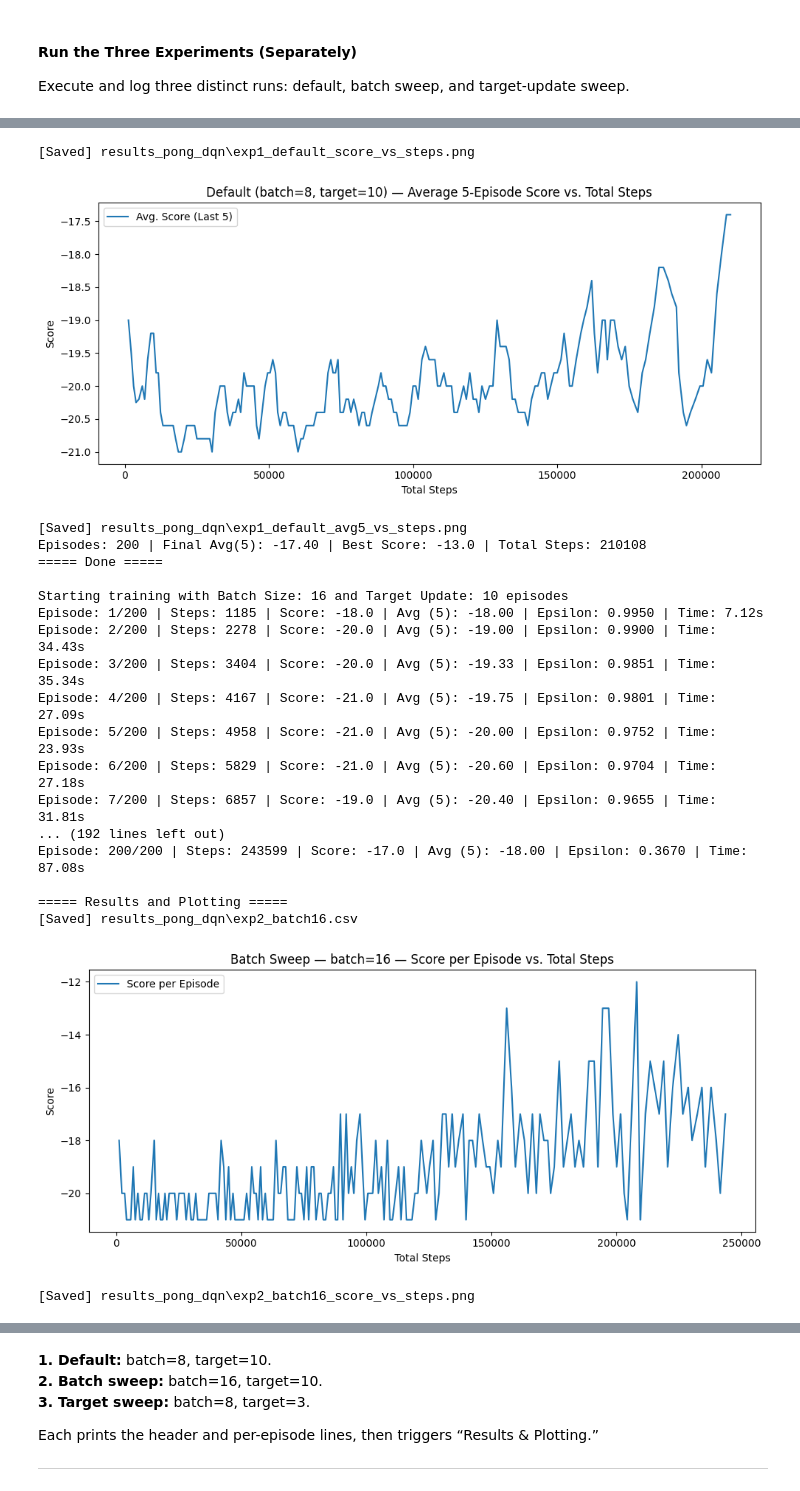
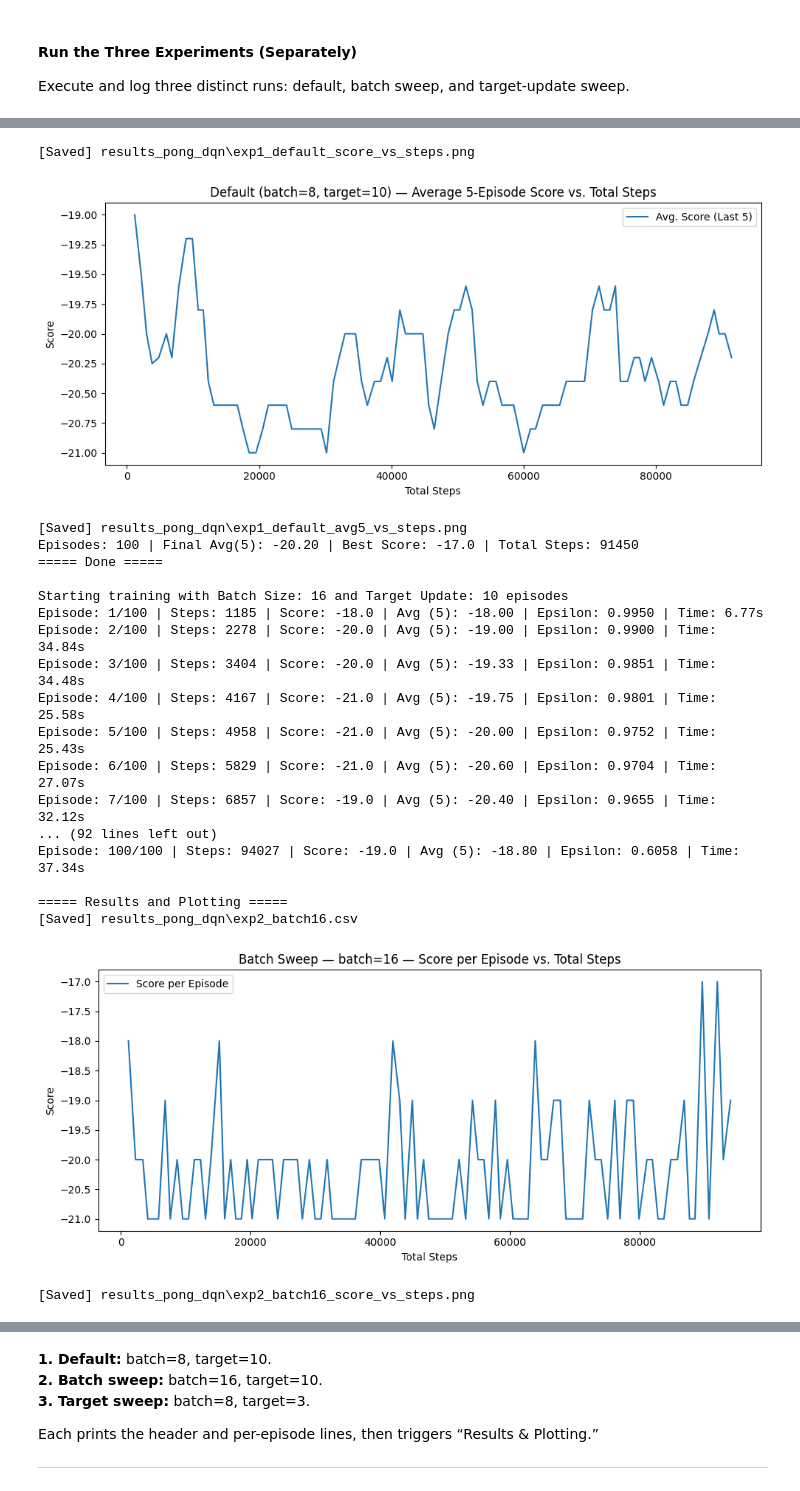
Before and after one commit to MandeepCon/Assignment3-Mandeep, a Jupyter notebook: main.ipynb, the cells around one changed output, grey strips where cells are left out. Saved outputs shown, nothing was run; the diff lists cells and outputs as text; code cells hidden in the pictures.

```diff
--- a/main.ipynb
+++ b/main.ipynb
@@ -459,7 +464,7 @@ Saves CSV + both plots, and prints: episode count, Final Avg(5), Best Score, and
 
 Execute and log three distinct runs: default, batch sweep, and target-update sweep.
 # %%
-EPISODES = 200  # increase to 200–500 for the report
+EPISODES = 100  # increase to 200–500 for the report
 
 # Experiment 1 — Default (batch=8, target=10)
 exp1 = train_dqn_experiment(episodes=EPISODES, batch_size=8, target_every=10)
@@ -494,21 +500,21 @@ Episode: 200/200 | Steps: 210108 | Score: -19.0 | Avg (5): -17.40 | Epsilon: 0.3
-[Saved] results_pong_dqn\exp1_default_score_vs_steps.png
+[Saved] results_pong_dqn\exp1_default_score_vs_steps.png
-[figure, old version]
+[figure, new version]
-[Saved] results_pong_dqn\exp1_default_avg5_vs_steps.png
-Episodes: 200 | Final Avg(5): -17.40 | Best Score: -13.0 | Total Steps: 210108
-===== Done =====
-
-Starting training with Batch Size: 16 and Target Update: 10 episodes
-Episode: 1/200 | Steps: 1185 | Score: -18.0 | Avg (5): -18.00 | Epsilon: 0.9950 | Time: 7.12s
-Episode: 2/200 | Steps: 2278 | Score: -20.0 | Avg (5): -19.00 | Epsilon: 0.9900 | Time: 34.43s
-Episode: 3/200 | Steps: 3404 | Score: -20.0 | Avg (5): -19.33 | Epsilon: 0.9851 | Time: 35.34s
-Episode: 4/200 | Steps: 4167 | Score: -21.0 | Avg (5): -19.75 | Epsilon: 0.9801 | Time: 27.09s
-Episode: 5/200 | Steps: 4958 | Score: -21.0 | Avg (5): -20.00 | Epsilon: 0.9752 | Time: 23.93s
-Episode: 6/200 | Steps: 5829 | Score: -21.0 | Avg (5): -20.60 | Epsilon: 0.9704 | Time: 27.18s
-Episode: 7/200 | Steps: 6857 | Score: -19.0 | Avg (5): -20.40 | Epsilon: 0.9655 | Time: 31.81s
-... (192 lines left out)
-Episode: 200/200 | Steps: 243599 | Score: -17.0 | Avg (5): -18.00 | Epsilon: 0.3670 | Time: 87.08s
-
-===== Results and Plotting =====
-[Saved] results_pong_dqn\exp2_batch16.csv
+[Saved] results_pong_dqn\exp1_default_avg5_vs_steps.png
+Episodes: 100 | Final Avg(5): -20.20 | Best Score: -17.0 | Total Steps: 91450
+===== Done =====
+
+Starting training with Batch Size: 16 and Target Update: 10 episodes
+Episode: 1/100 | Steps: 1185 | Score: -18.0 | Avg (5): -18.00 | Epsilon: 0.9950 | Time: 6.77s
+Episode: 2/100 | Steps: 2278 | Score: -20.0 | Avg (5): -19.00 | Epsilon: 0.9900 | Time: 34.84s
+Episode: 3/100 | Steps: 3404 | Score: -20.0 | Avg (5): -19.33 | Epsilon: 0.9851 | Time: 34.48s
+Episode: 4/100 | Steps: 4167 | Score: -21.0 | Avg (5): -19.75 | Epsilon: 0.9801 | Time: 25.58s
+Episode: 5/100 | Steps: 4958 | Score: -21.0 | Avg (5): -20.00 | Epsilon: 0.9752 | Time: 25.43s
+Episode: 6/100 | Steps: 5829 | Score: -21.0 | Avg (5): -20.60 | Epsilon: 0.9704 | Time: 27.07s
+Episode: 7/100 | Steps: 6857 | Score: -19.0 | Avg (5): -20.40 | Epsilon: 0.9655 | Time: 32.12s
+... (92 lines left out)
+Episode: 100/100 | Steps: 94027 | Score: -19.0 | Avg (5): -18.80 | Epsilon: 0.6058 | Time: 37.34s
+
+===== Results and Plotting =====
+[Saved] results_pong_dqn\exp2_batch16.csv
-[figure, old version]
+[figure, new version]
-[Saved] results_pong_dqn\exp2_batch16_score_vs_steps.png
+[Saved] results_pong_dqn\exp2_batch16_score_vs_steps.png
```
Also changed, not shown: parts of 6 cells of this notebook, 10 other files.
